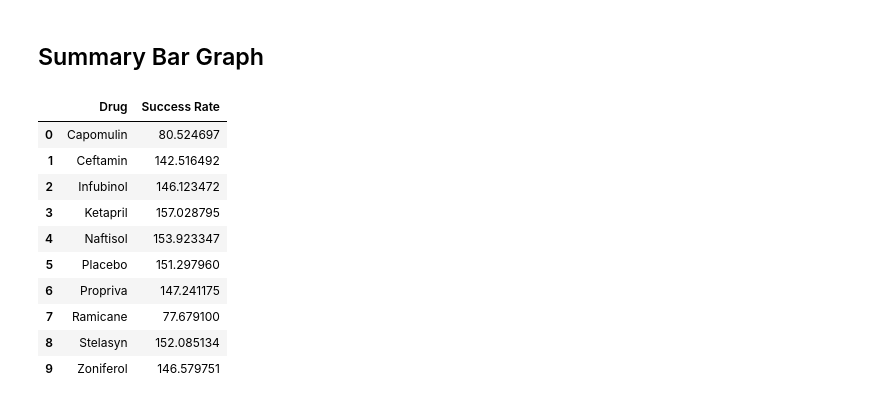
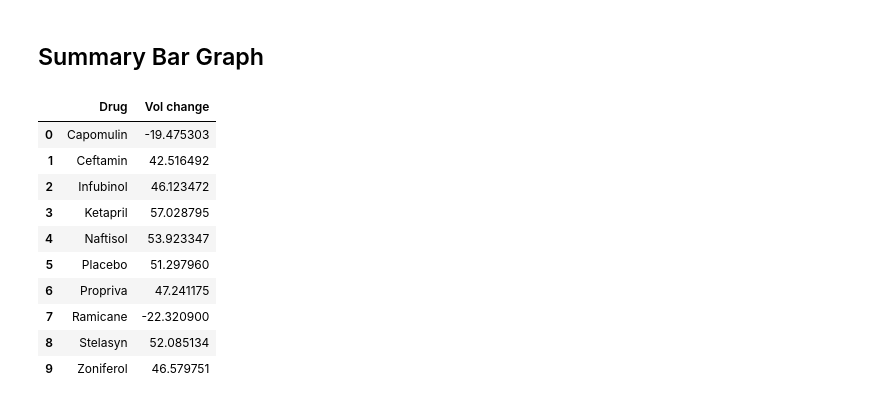
Before and after one commit to marieo31/Matplotlib_homework, a Jupyter notebook: pymaceuticals_starter.ipynb, the cells around one changed output. Cells and saved outputs as stored; diff of their text form; code cells hidden in the pictures.

```diff
--- a/pymaceuticals_starter.ipynb
+++ b/pymaceuticals_starter.ipynb
@@ -311,20 +298,22 @@ plt.show()
 ## Summary Bar Graph
 # %%
 # Calculate the percent changes for each drug
-# =  Vol. at day 45 (last row) / Vol. at day 1 (first row) *100
+# =  (Vol. at day 45 (last row) - Vol at day 1) / Vol. at day 1 (first row) *100
+vol_at_day_45 = pv_avgVol.iloc[-1,:].values
+vol_at_day_1 = pv_avgVol.iloc[0,:].values
 pc_changes = pd.DataFrame({"Drug": drugs,
-                           "Success Rate": (pv_avgVol.iloc[-1,:].values/pv_avgVol.iloc[0,:].values*100) })
+                           "Vol change": (vol_at_day_45 - vol_at_day_1)/vol_at_day_1*100 })
 # Display of the dataframe
 pc_changes
 # %% [output]
-|  | Drug | Success Rate |
-| 0 | Capomulin | 80.524697 |
-| 1 | Ceftamin | 142.516492 |
-| 2 | Infubinol | 146.123472 |
-| 3 | Ketapril | 157.028795 |
-| 4 | Naftisol | 153.923347 |
-| 5 | Placebo | 151.297960 |
-| 6 | Propriva | 147.241175 |
-| 7 | Ramicane | 77.679100 |
-| 8 | Stelasyn | 152.085134 |
-| 9 | Zoniferol | 146.579751 |
+|  | Drug | Vol change |
+| 0 | Capomulin | -19.475303 |
+| 1 | Ceftamin | 42.516492 |
+| 2 | Infubinol | 46.123472 |
+| 3 | Ketapril | 57.028795 |
+| 4 | Naftisol | 53.923347 |
+| 5 | Placebo | 51.297960 |
+| 6 | Propriva | 47.241175 |
+| 7 | Ramicane | -22.320900 |
+| 8 | Stelasyn | 52.085134 |
+| 9 | Zoniferol | 46.579751 |
```
Also changed, not shown: parts of 9 cells of this notebook, 2 other files.
